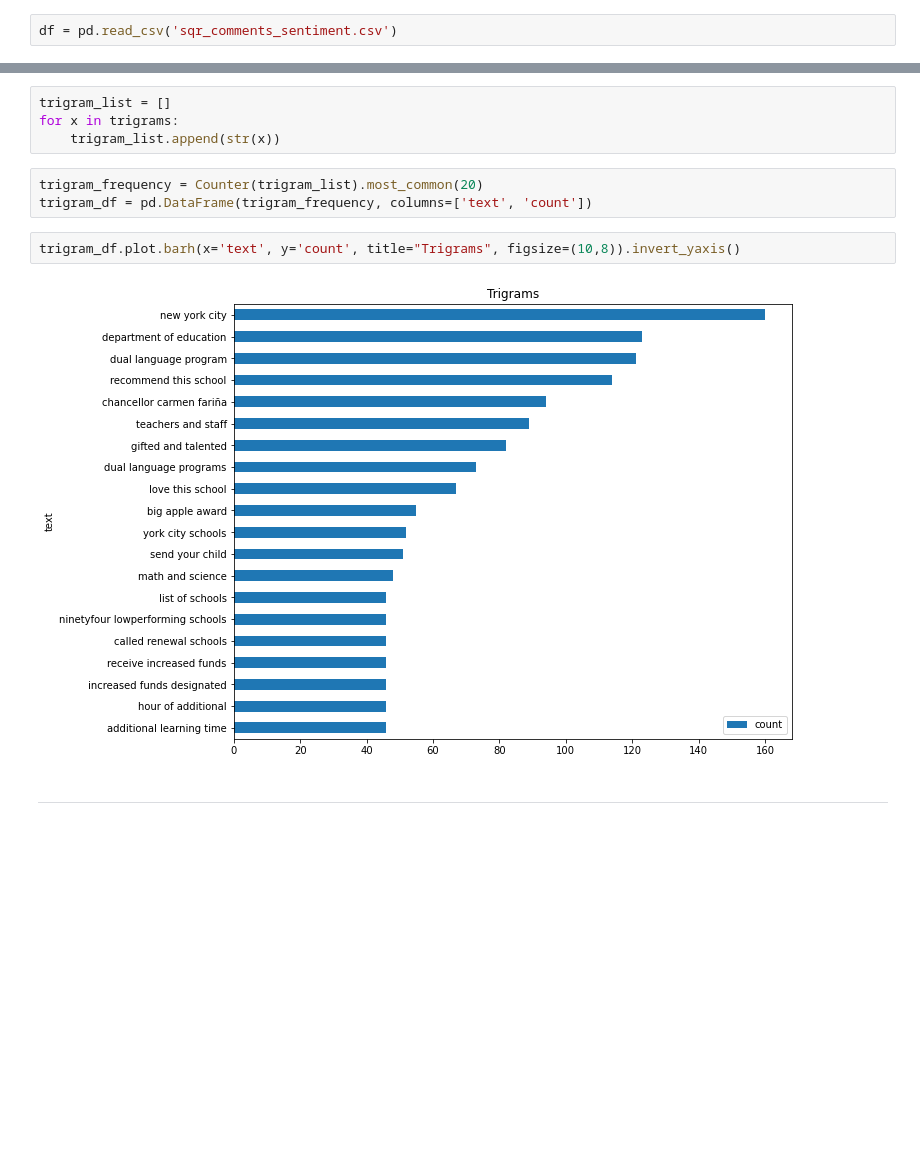
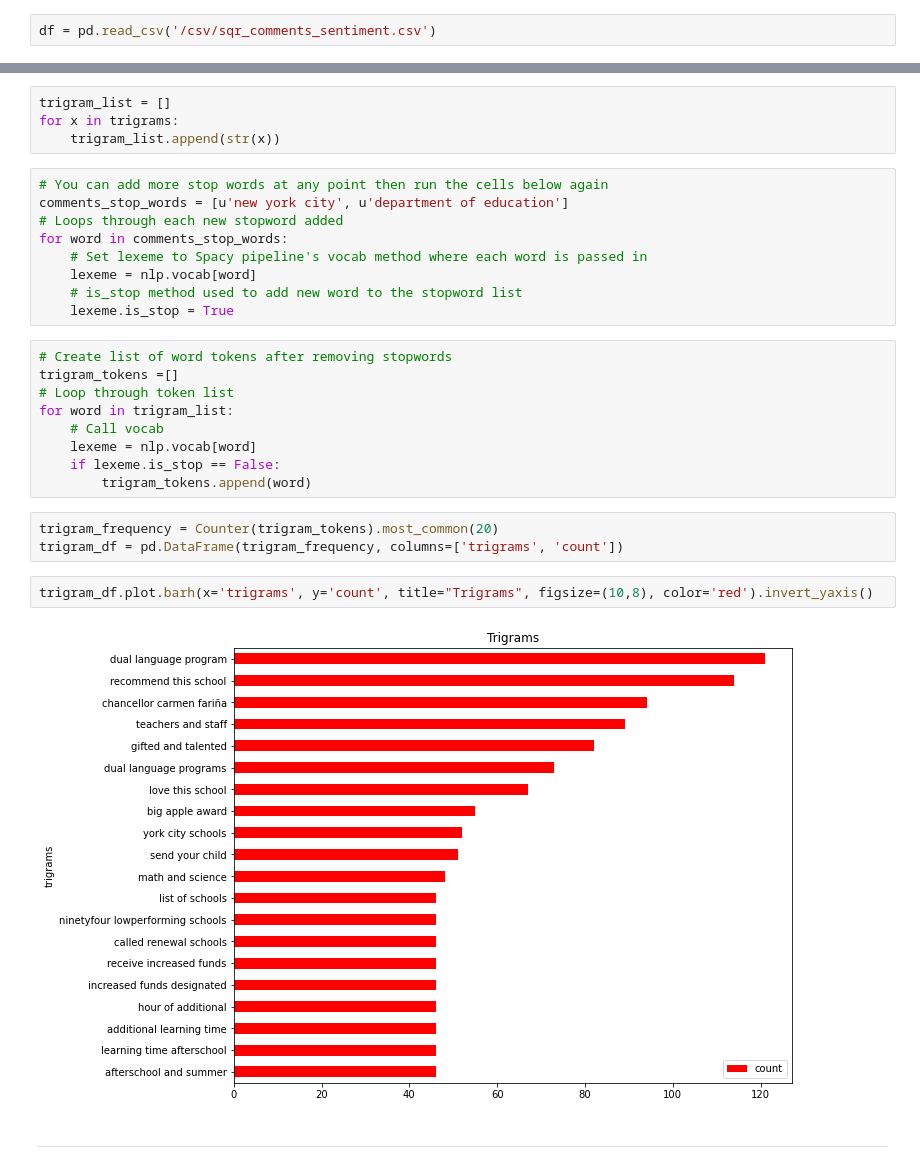
Before and after one commit to kevinmacmat/measuring_community_school_satisfaction, a Jupyter notebook: text_preprocess_eda.ipynb, the cells around one changed output, grey strips where cells are left out. Cells and saved outputs as stored; diff of their text form; blank space fills up the shorter version.

```diff
--- a/text_preprocess_eda.ipynb
+++ b/text_preprocess_eda.ipynb
@@ -13,7 +15,7 @@ from spacy.lang.en.stop_words import STOP_WORDS
 # %% [markdown]
 ### Load dataframe and Spacy pipeline
 # %%
-df = pd.read_csv('sqr_comments_sentiment.csv')
+df = pd.read_csv('/csv/sqr_comments_sentiment.csv')
 # %%
 # Instantiate Spacy's english language pipeline
 # Override max length due to large length of characters in documents. Causes large memory usage.
@@ -108,13 +110,31 @@ trigrams = list(textacy.extract.ngrams(tokens, 3))
 trigram_list = []
 for x in trigrams:
     trigram_list.append(str(x))
+# %%
+# You can add more stop words at any point then run the cells below again
+comments_stop_words = [u'new york city', u'department of education']
+# Loops through each new stopword added
+for word in comments_stop_words:
+    # Set lexeme to Spacy pipeline's vocab method where each word is passed in
+    lexeme = nlp.vocab[word]
+    # is_stop method used to add new word to the stopword list
+    lexeme.is_stop = True
+# %%
+# Create list of word tokens after removing stopwords
+trigram_tokens =[]
+# Loop through token list
+for word in trigram_list:
+    # Call vocab
+    lexeme = nlp.vocab[word]
+    if lexeme.is_stop == False:
+        trigram_tokens.append(word)
 # %%
-trigram_frequency = Counter(trigram_list).most_common(20)
-trigram_df = pd.DataFrame(trigram_frequency, columns=['text', 'count'])
+trigram_frequency = Counter(trigram_tokens).most_common(20)
+trigram_df = pd.DataFrame(trigram_frequency, columns=['trigrams', 'count'])
 # %%
-trigram_df.plot.barh(x='text', y='count', title="Trigrams", figsize=(10,8)).invert_yaxis()
+trigram_df.plot.barh(x='trigrams', y='count', title="Trigrams", figsize=(10,8), color='red').invert_yaxis()
 # %% [output]
-[figure, old version]
+[figure, new version]
 # %% [markdown]
 ---
 # %% [markdown]
```
Also changed, not shown: parts of 12 cells of this notebook, 30 other files.
